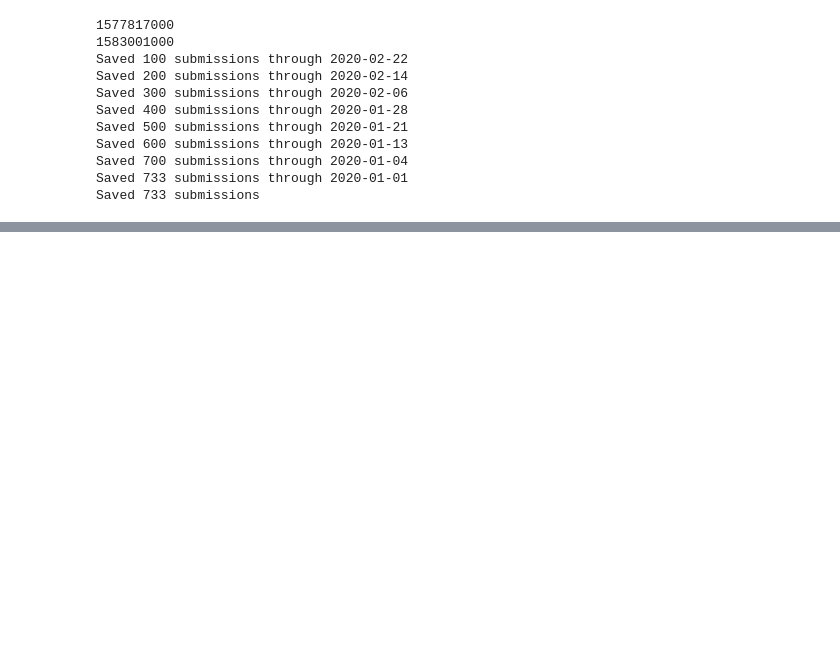
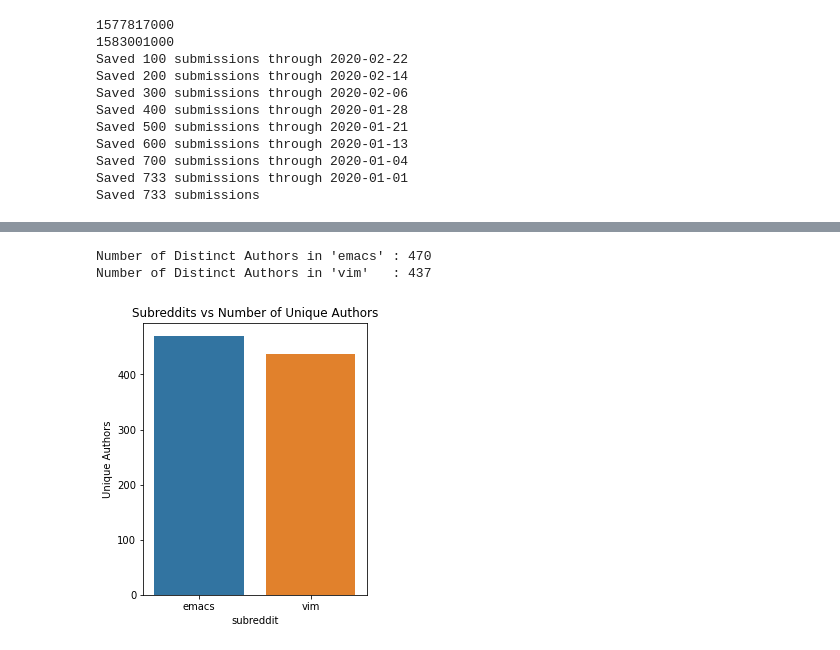
Before and after one commit to Neha-Sajnani/Reddit-Data-Analysis, a Jupyter notebook: Reddit Data Analysis.ipynb, the cells around one changed output, grey strips where cells are left out. Drawn from its saved outputs; the diff is of its cells as text; code cells hidden in the pictures; blank space fills up the shorter version.

```diff
--- a/Reddit Data Analysis.ipynb
+++ b/Reddit Data Analysis.ipynb
@@ -131,0 +177,18 @@ Saved 733 submissions
+# %%
+print("Number of Distinct Authors in 'emacs' : " + str(df_emacs['author'].nunique()))
+print("Number of Distinct Authors in 'vim'   : " + str(df_vim['author'].nunique()))
+
+data = [['emacs', df_emacs['author'].nunique()], ['vim', df_vim['author'].nunique()]]
+df = pd.DataFrame(data, columns = ['subreddit', 'Unique Authors'])
+
+# Plotting number of posts in subreddits emacs and vim
+
+from matplotlib import pyplot as plt
+import seaborn as sns
+
+plt.figure(figsize=(4,5))
+ax = sns.barplot(x="subreddit", y="Unique Authors", data=df).set_title("Subreddits vs Number of Unique Authors")
+# %% [output]
+Number of Distinct Authors in 'emacs' : 470
+Number of Distinct Authors in 'vim'   : 437
+[figure, added]
```
Also changed, not shown: parts of 6 cells of this notebook.
